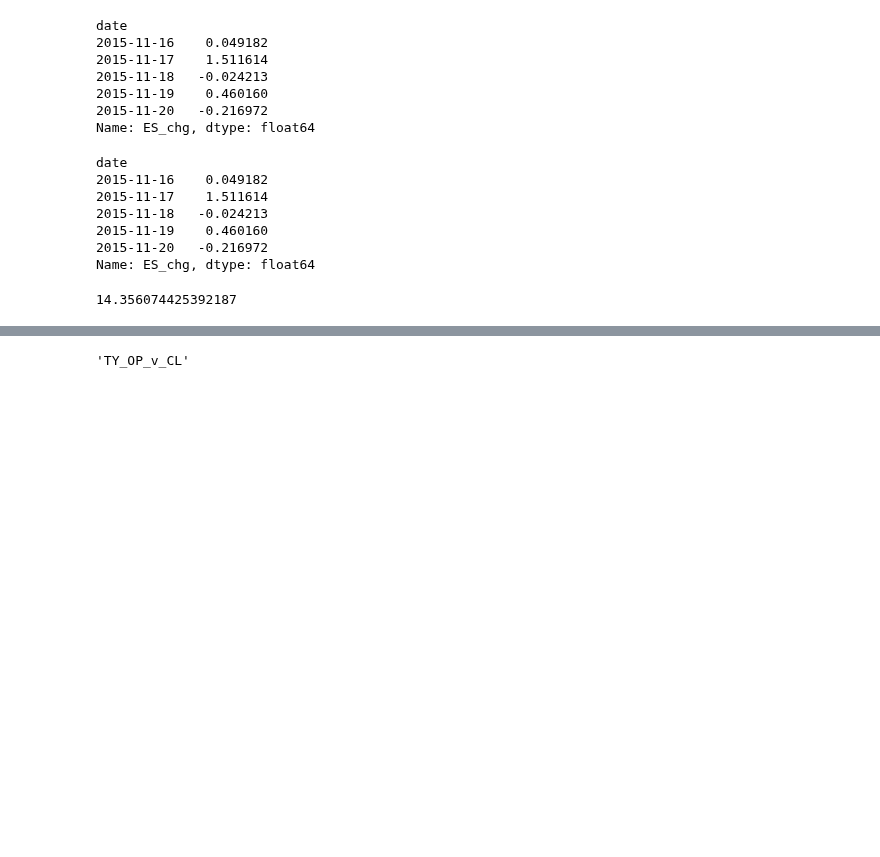
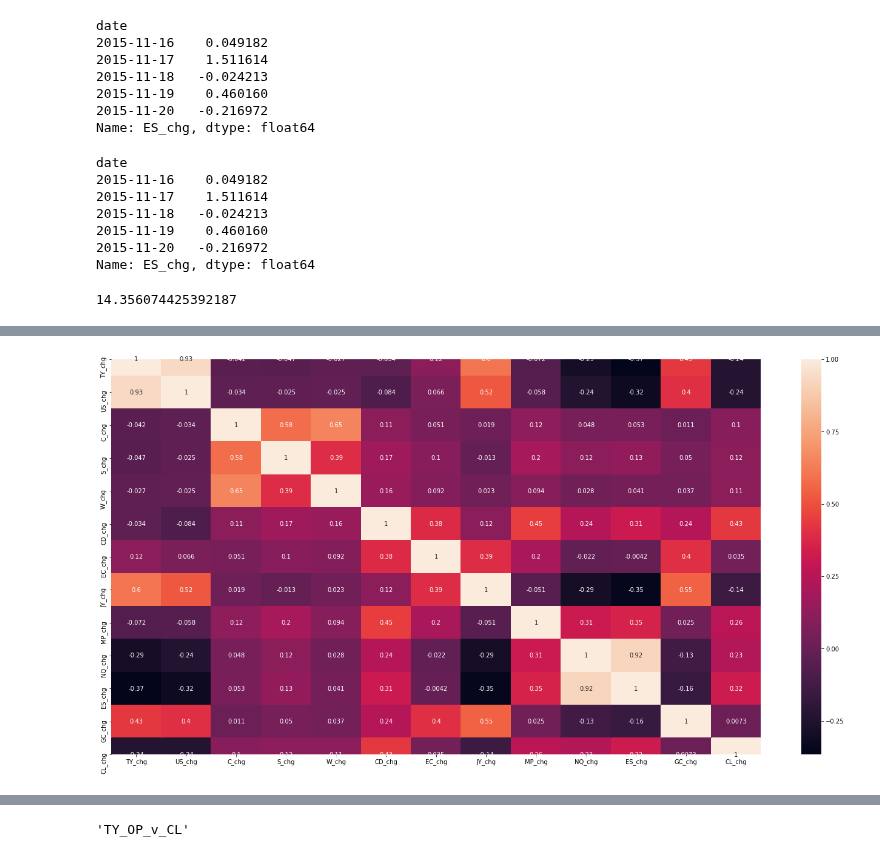
Before and after one commit to QuantCS109/TrumpTweets, a Jupyter notebook: notebooks_features/market_features.ipynb, the cells around one changed output, grey strips where cells are left out. Saved outputs shown, nothing was run; the diff lists cells and outputs as text; code cells hidden in the pictures; blank space fills up the shorter version.

```diff
--- a/notebooks_features/market_features.ipynb
+++ b/notebooks_features/market_features.ipynb
@@ -213,3 +214,9 @@ date
 2015-11-20   -0.216972
 Name: ES_chg, dtype: float64
 14.356074425392187
+# %%
+# correlation
+corr = df_chg[['TY_chg',
+       'US_chg', 'C_chg', 'S_chg', 'W_chg', 'CD_chg', 'EC_chg', 'JY_chg',
+       'MP_chg', 'NQ_chg', 'ES_chg', 'GC_chg', 'CL_chg']].corr(method='pearson')
+display(corr)
@@ -216,3 +238,13 @@ Name: ES_chg, dtype: float64
+# %%
+plt.figure(figsize=(24, 12))
+sns.heatmap(corr, annot=True)
+
+# sns.heatmap(df_chg[['TY_chg',
+#        'US_chg', 'C_chg', 'S_chg', 'W_chg', 'CD_chg', 'EC_chg', 'JY_chg',
+#        'MP_chg', 'NQ_chg', 'ES_chg', 'GC_chg', 'CL_chg']].corr(method='spearman'), annot=True)
+plt.show()
+# %% [output]
+[figure, added]
 # %%
 # boxplot for daily returns
 df_chgs = df_chg.dropna()
```
Also changed, not shown: parts of 13 cells of this notebook.
